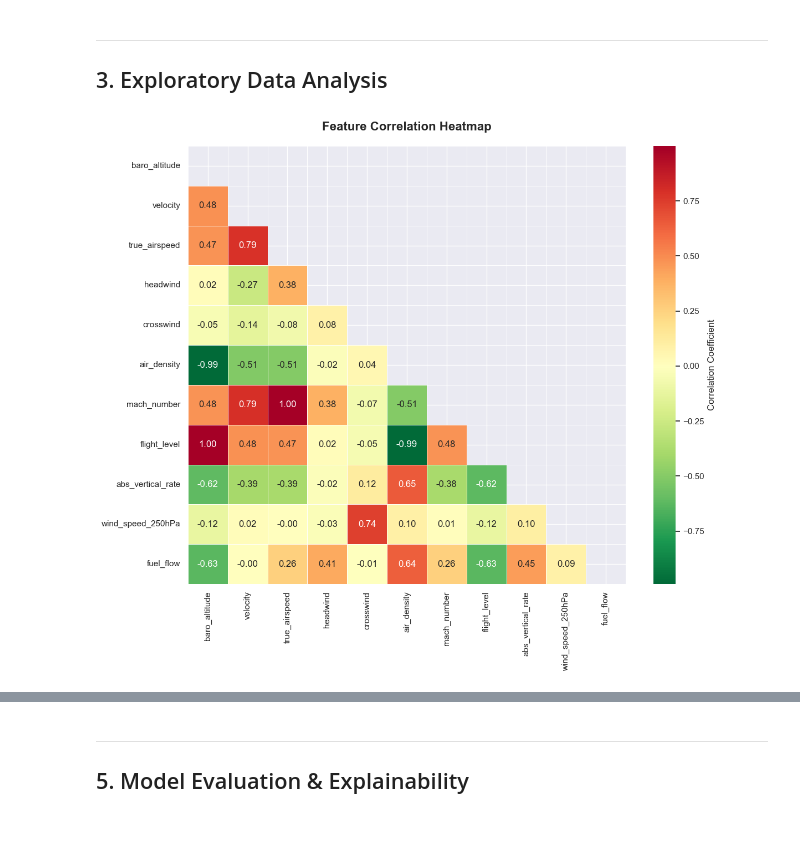
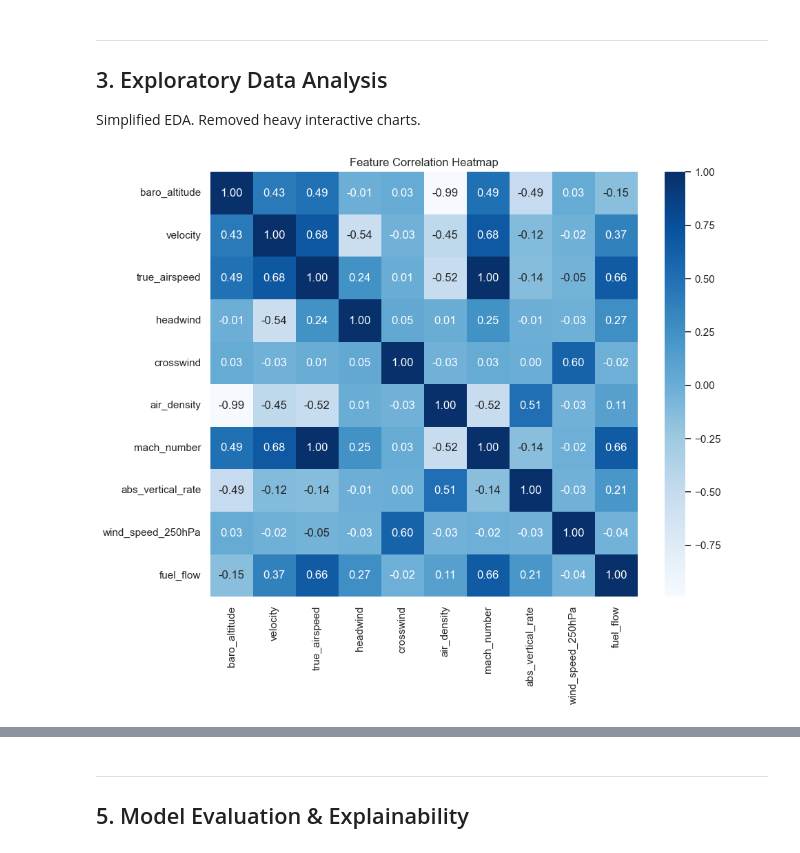
Before and after one commit to milantony05/flight-fuel-analysis, a Jupyter notebook: analysis.ipynb, the cells around one changed output, grey strips where cells are left out. Drawn from its saved outputs; the diff is of its cells as text; code cells hidden in the pictures.

Commit message:
simplified notebook and fixed map in dashboard

```diff
--- a/analysis.ipynb
+++ b/analysis.ipynb
@@ -104,20 +85,12 @@ Raw shape: (11601, 17)
 # %%
-# --- 1b. Filter for Cruise-Phase Flights ---
-
-def filter_cruise_flights(df, n_sample=80):
-    """Filter for flights in cruise phase and sample for rate-limit safety."""
+def filter_cruise_flights(df, n_sample=1000):
     df = df.copy()
-
-    # Drop rows with missing critical data
     required = ['latitude', 'longitude', 'baro_altitude', 'velocity', 'true_track']
     df = df.dropna(subset=required)
-
-    # Convert types
     for col in ['latitude', 'longitude', 'baro_altitude', 'velocity', 'true_track', 'vertical_rate']:
         df[col] = pd.to_numeric(df[col], errors='coerce')
     df = df.dropna(subset=required)
 
-    # Filter: airborne, in cruise (altitude > 5000m, speed > 100 m/s)
     df = df[
         (df['on_ground'] == False) &
         (df['baro_altitude'] > 5000) &
@@ -125,19 +98,12 @@ def filter_cruise_flights(df, n_sample=80):
         (df['latitude'].between(-85, 85)) &
         (df['longitude'].between(-180, 180))
     ]
-
-    # Clean callsign
     df['callsign'] = df['callsign'].str.strip()
-
     print(f'Flights in cruise phase: {len(df)}')
-
     if len(df) > n_sample:
         df = df.sample(n=n_sample, random_state=42)
-        print(f'Sampled down to {n_sample} flights')
-
+        print(f'Sampled down to {n_sample} flights.')
     return df.reset_index(drop=True)
 
-flights = filter_cruise_flights(raw_flights, n_sample=80)
-print(f'\nFiltered shape: {flights.shape}')
-flights[['callsign', 'origin_country', 'latitude', 'longitude', 'baro_altitude', 'velocity']].head(10)
+flights = filter_cruise_flights(raw_flights, n_sample=1000)
 # %% [output]
@@ -372,22 +237,17 @@ New features: headwind, crosswind, true_airspeed, air_density, mach_number, flig
 # %% [markdown]
 ---
 ## 3. Exploratory Data Analysis
+
+Simplified EDA. Removed heavy interactive charts.
 # %%
-# --- 3a. Feature Correlation Heatmap ---
-
 feature_cols = ['baro_altitude', 'velocity', 'true_airspeed', 'headwind', 'crosswind',
-                'air_density', 'mach_number', 'flight_level', 'abs_vertical_rate',
+                'air_density', 'mach_number', 'abs_vertical_rate',
                 'wind_speed_250hPa', 'fuel_flow']
 
 corr = df[feature_cols].corr()
-
-fig, ax = plt.subplots(figsize=(12, 10))
-mask = np.triu(np.ones_like(corr, dtype=bool))
-sns.heatmap(corr, mask=mask, annot=True, fmt='.2f', cmap='RdYlGn_r',
-            center=0, square=True, linewidths=0.5, ax=ax,
-            cbar_kws={'label': 'Correlation Coefficient'})
-ax.set_title('Feature Correlation Heatmap', fontsize=16, fontweight='bold', pad=20)
-plt.tight_layout()
+plt.figure(figsize=(10, 8))
+sns.heatmap(corr, annot=True, fmt='.2f', cmap='Blues', center=0)
+plt.title('Feature Correlation Heatmap')
 plt.show()
 # %% [output]
-[figure, old version]
+[figure, new version]
```
Also changed, not shown: parts of 33 cells of this notebook, 1 other file.
